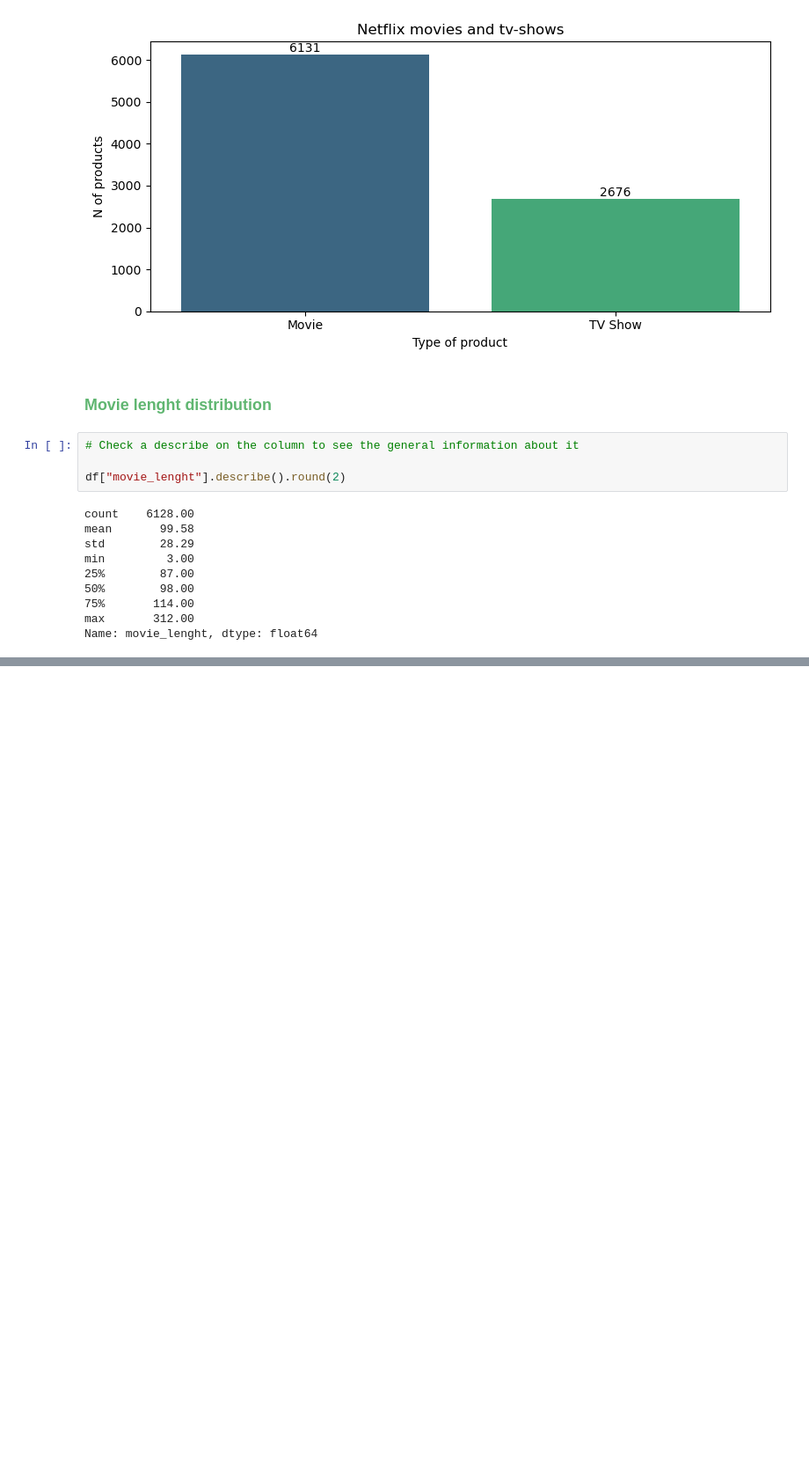
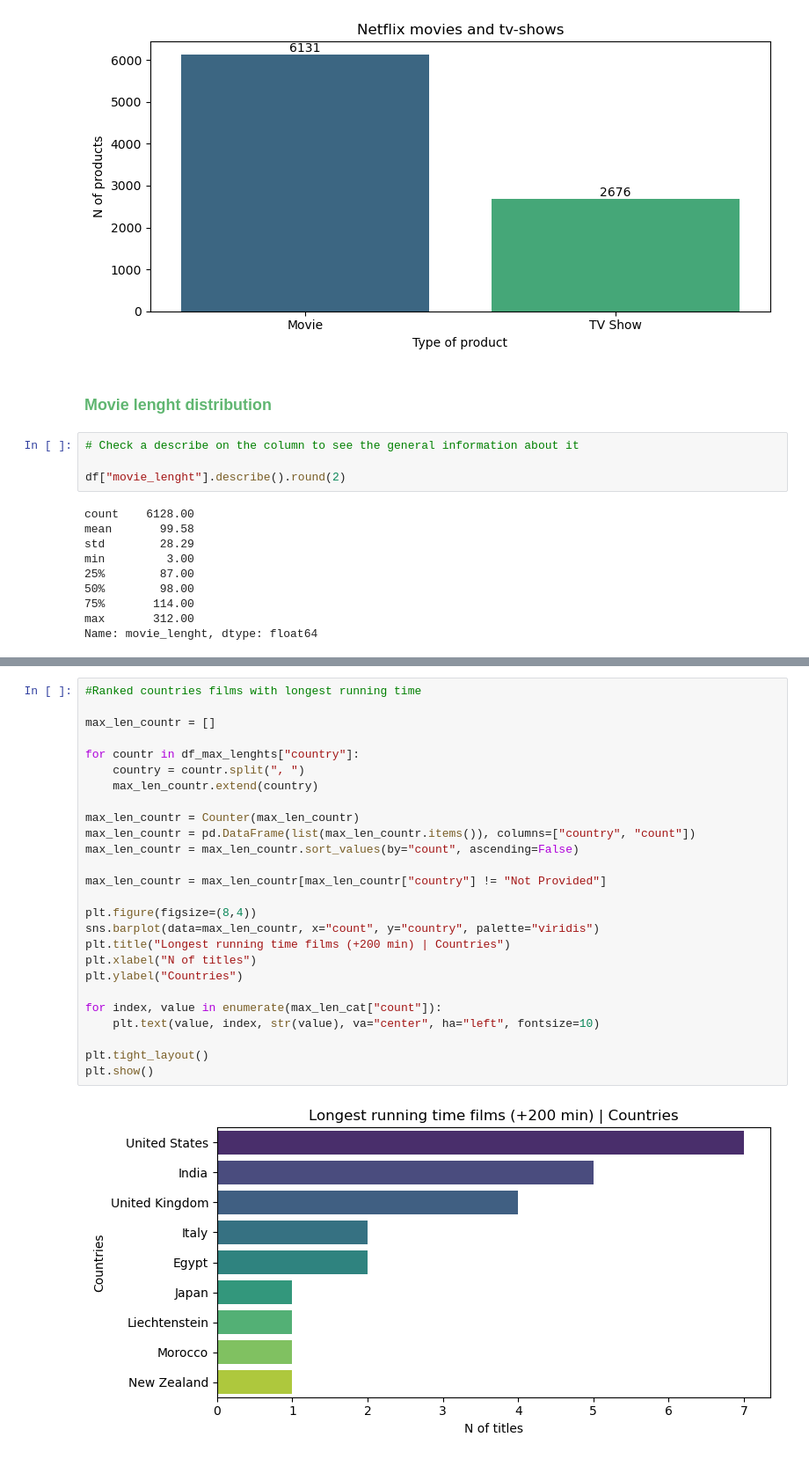
Before and after one commit to TonioDominguez/Netflix_mood_recommender, a Jupyter notebook: Prepro_netflix_rec.ipynb, the cells around one changed output, grey strips where cells are left out. Shown at 88% size. Cells and saved outputs as stored; diff of their text form; blank space fills up the shorter version.

```diff
--- a/Prepro_netflix_rec.ipynb
+++ b/Prepro_netflix_rec.ipynb
@@ -523,0 +587,28 @@ Name: movie_lenght, dtype: float64
+# %%
+#Ranked countries films with longest running time
+
+max_len_countr = []
+
+for countr in df_max_lenghts["country"]:
+    country = countr.split(", ")
+    max_len_countr.extend(country)
+
+max_len_countr = Counter(max_len_countr)
+max_len_countr = pd.DataFrame(list(max_len_countr.items()), columns=["country", "count"])
+max_len_countr = max_len_countr.sort_values(by="count", ascending=False)
+
+max_len_countr = max_len_countr[max_len_countr["country"] != "Not Provided"]
+
+plt.figure(figsize=(8,4))
+sns.barplot(data=max_len_countr, x="count", y="country", palette="viridis")
+plt.title("Longest running time films (+200 min) | Countries")
+plt.xlabel("N of titles")
+plt.ylabel("Countries")
+
+for index, value in enumerate(max_len_cat["count"]):
+    plt.text(value, index, str(value), va="center", ha="left", fontsize=10)
+
+plt.tight_layout()
+plt.show()
+# %% [output]
+[figure, added]
```
Also changed, not shown: parts of 11 cells of this notebook.
